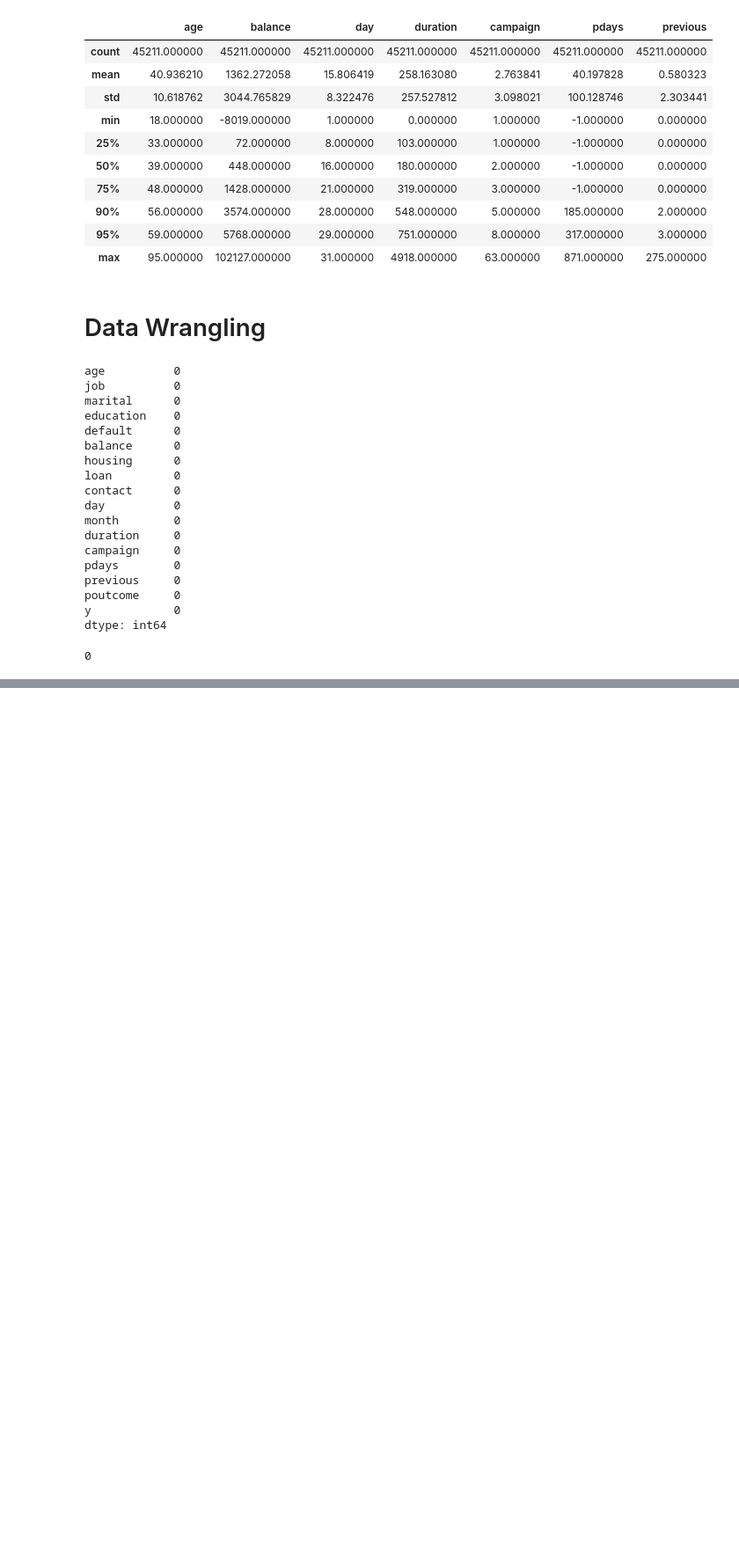
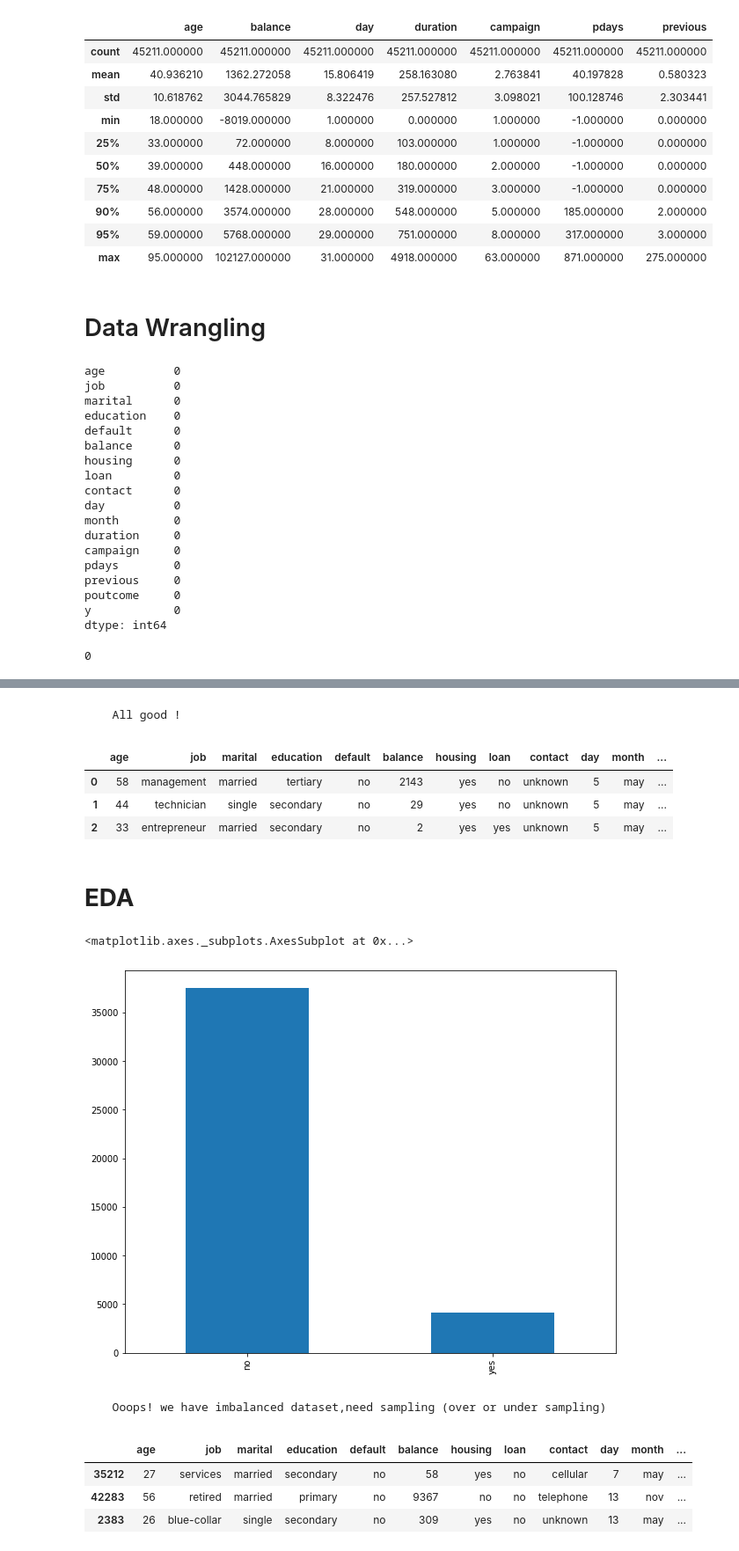
Before and after one commit to ajayn3300/Bank-Marketing-Effectiveness-Prediction---Classification, a Jupyter notebook: Bank_Marketing_Effectiveness_Prediction_Capstone_Project.ipynb, the cells around one changed output, grey strips where cells are left out. Shown at 88% size. Cells and saved outputs as stored; diff of their text form; code cells hidden in the pictures; blank space fills up the shorter version.

```diff
--- a/Bank_Marketing_Effectiveness_Prediction_Capstone_Project.ipynb
+++ b/Bank_Marketing_Effectiveness_Prediction_Capstone_Project.ipynb
@@ -165,0 +158,41 @@ len(data[data['pdays']>200])
+# %%
+# let's remove balance more than 10000
+data=data[data['balance']<10000]
+# %%
+# duration less than 100
+data=data[data['duration']<=1000]
+# %%
+# campaign less than equal to 20
+data=data[data['campaign']<=20]
+# %%
+# removing outliers from previous variable
+
+data=data[data['previous']<5]
+# %% [markdown]
+      All good !
+# %%
+data.head(3)
+# %% [output]
+|  | age | job | marital | education | default | balance | housing | loan | contact | day | month | ... |
+| 0 | 58 | management | married | tertiary | no | 2143 | yes | no | unknown | 5 | may | ... |
+| 1 | 44 | technician | single | secondary | no | 29 | yes | no | unknown | 5 | may | ... |
+| 2 | 33 | entrepreneur | married | secondary | no | 2 | yes | yes | unknown | 5 | may | ... |
+# %% [markdown]
+# **EDA**
+# %%
+# let;s plot our  dependent variable first
+plt.figure(figsize=(10,8))
+data.y.value_counts().plot(kind='bar')
+# %% [output]
+<matplotlib.axes._subplots.AxesSubplot at 0x...>
+[figure, added]
+# %% [markdown]
+      Ooops! we have imbalanced dataset,need sampling (over or under sampling)
+# %%
+#data sample
+data.sample(3)
+# %% [output]
+|  | age | job | marital | education | default | balance | housing | loan | contact | day | month | ... |
+| 35212 | 27 | services | married | secondary | no | 58 | yes | no | cellular | 7 | may | ... |
+| 42283 | 56 | retired | married | primary | no | 9367 | no | no | telephone | 13 | nov | ... |
+| 2383 | 26 | blue-collar | single | secondary | no | 309 | yes | no | unknown | 13 | may | ... |
```
Also changed, not shown: parts of 29 cells of this notebook.
